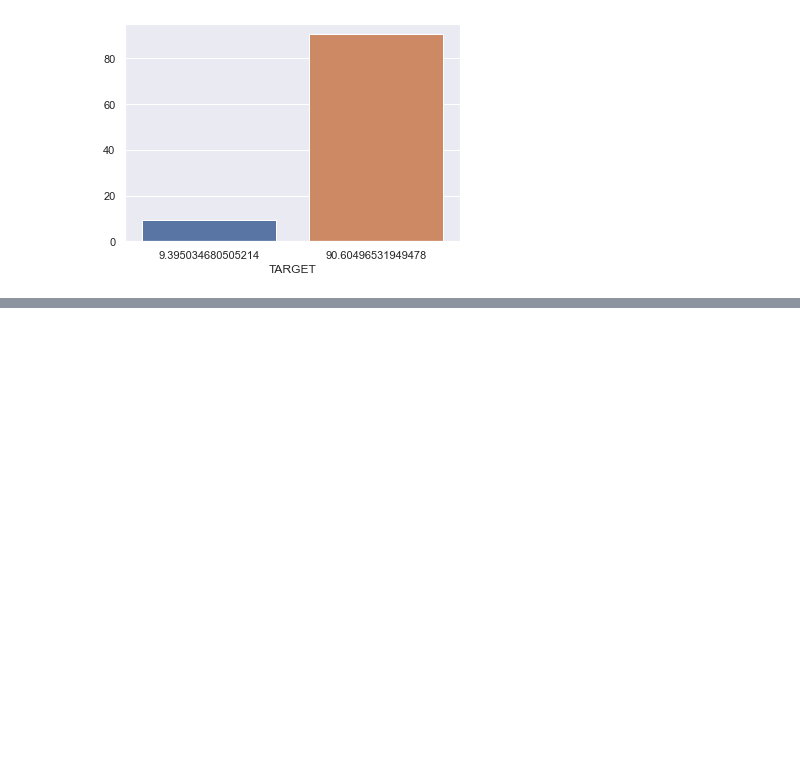
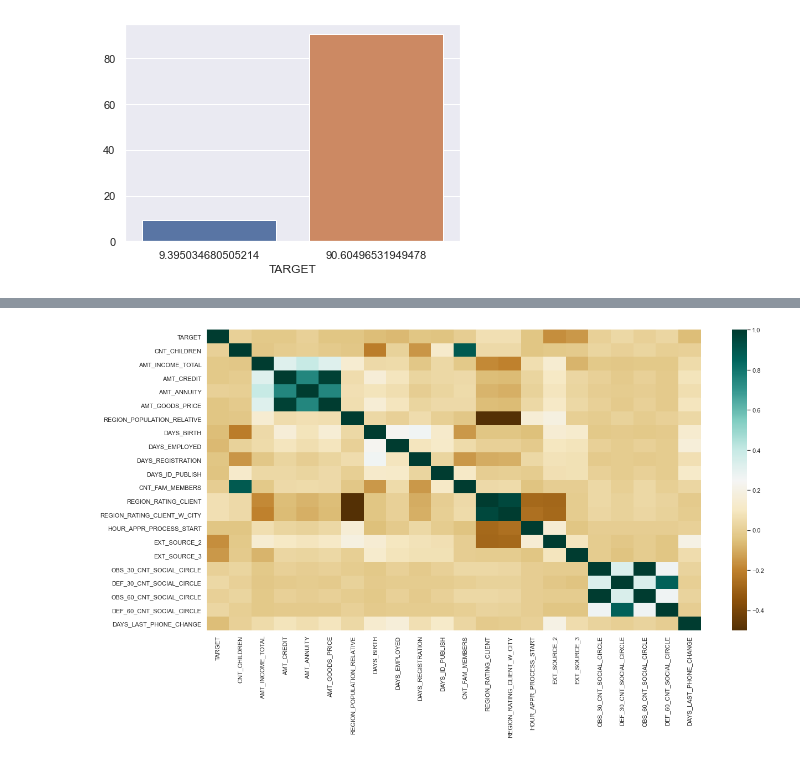
Before and after one commit to sidh-singh/Loan-Prediction-Model, a Jupyter notebook: Assignment2.ipynb, the cells around one changed output, grey strips where cells are left out. Drawn from its saved outputs; the diff is of its cells as text; code cells hidden in the pictures; blank space fills up the shorter version.

```diff
--- a/Assignment2.ipynb
+++ b/Assignment2.ipynb
@@ -363,0 +374,7 @@ plt.show()
+# %%
+n_df = app_data[['TARGET','CNT_CHILDREN','AMT_INCOME_TOTAL','AMT_CREDIT','AMT_ANNUITY','AMT_GOODS_PRICE','REGION_POPULATION_RELATIVE','DAYS_BIRTH','DAYS_EMPLOYED','DAYS_REGISTRATION','DAYS_ID_PUBLISH','CNT_FAM_MEMBERS','REGION_RATING_CLIENT','REGION_RATING_CLIENT_W_CITY','HOUR_APPR_PROCESS_START','EXT_SOURCE_2','EXT_SOURCE_3','OBS_30_CNT_SOCIAL_CIRCLE','DEF_30_CNT_SOCIAL_CIRCLE','OBS_60_CNT_SOCIAL_CIRCLE','DEF_60_CNT_SOCIAL_CIRCLE','DAYS_LAST_PHONE_CHANGE']]
+plt.figure(figsize=(20,10))
+sns.heatmap(n_df.corr(),cmap='BrBG')
+plt.show()
+# %% [output]
+[figure, added]
```
Also changed, not shown: parts of 4 cells of this notebook, 1 other file.
